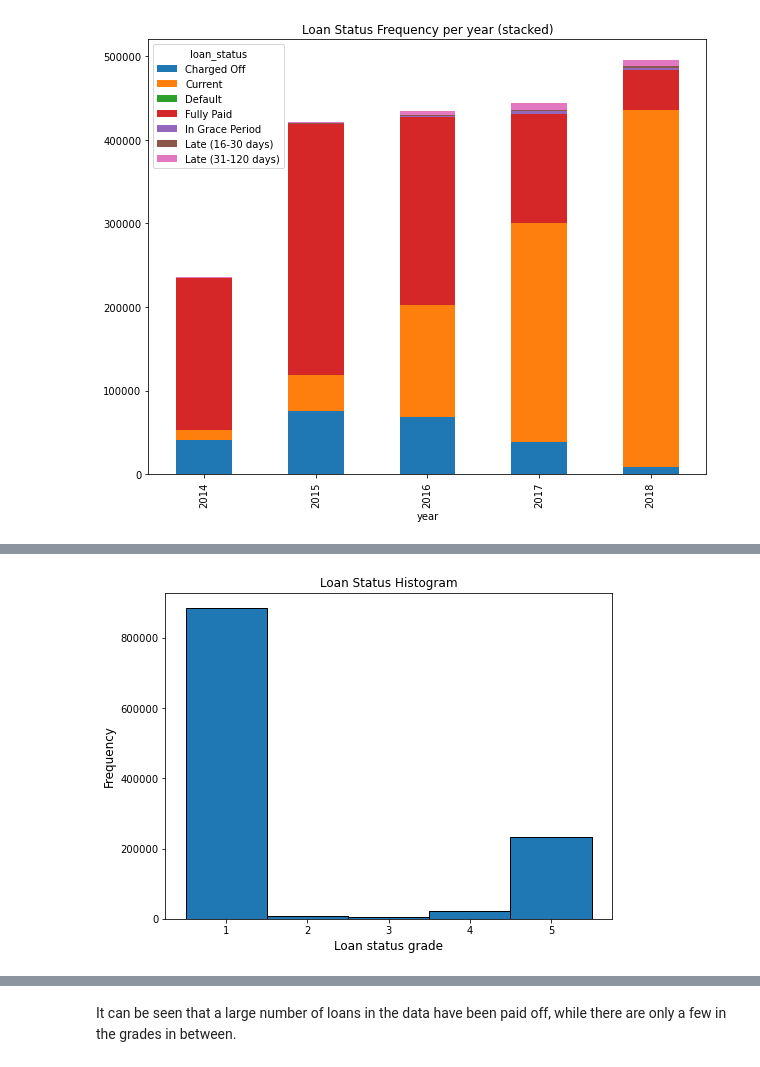
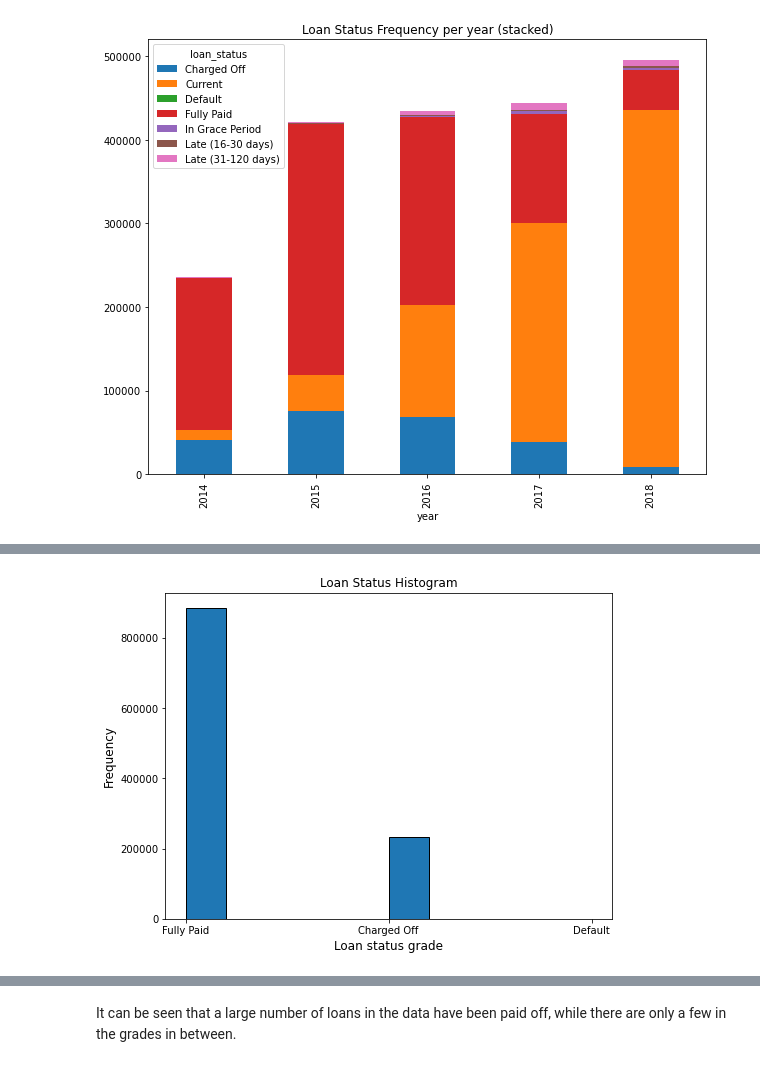
Before and after one commit to garethrloh/ga-dsi-capstone, a Jupyter notebook: notebooks/01_data_wrangling.ipynb, the cells around one changed output, grey strips where cells are left out. Drawn from its saved outputs; the diff is of its cells as text; code cells hidden in the pictures.

```diff
--- a/notebooks/01_data_wrangling.ipynb
+++ b/notebooks/01_data_wrangling.ipynb
@@ -269,2 +289,13 @@ accepted.shape
+# %%
+fig, ax = plt.subplots(figsize=(8,6))
+data = accepted['loan_status']
+# bins = ['Fully Paid', 'Charged Off', 'Deafult']
+ax.hist(data, ec="k", align='mid')
+ax.set_xlabel('Loan status grade', fontsize=12)
+ax.set_ylabel('Frequency', fontsize=12)
+ax.title.set_text('Loan Status Histogram')
+plt.show()
+# %% [output]
+[figure, added]
 # %%
 # Create mapping for employment length; higher grades are assigned a lower number to reflect lower risk
@@ -277,18 +305,6 @@ loan_status_map = {'Default': 5,
 # %%
 # Apply new grading
 accepted = accepted.replace({'loan_status': loan_status_map})
-# %%
-fig, ax = plt.subplots(figsize=(8,6))
-
-data = accepted['loan_status']
-ax.locator_params(axis='x', integer=True)
-ax.hist(data, bins=np.arange(1,7), ec="k", align='left')
-ax.set_xlabel('Loan status grade', fontsize=12)
-ax.set_ylabel('Frequency', fontsize=12)
-ax.title.set_text('Loan Status Histogram')
-plt.show()
-# %% [output]
-[figure, removed]
 # %%
 # Create a value count table for loan status post changes
 loan_status = accepted.value_counts(['year', 'loan_status'])
```
Also changed, not shown: parts of 26 cells of this notebook, 3 other files.
